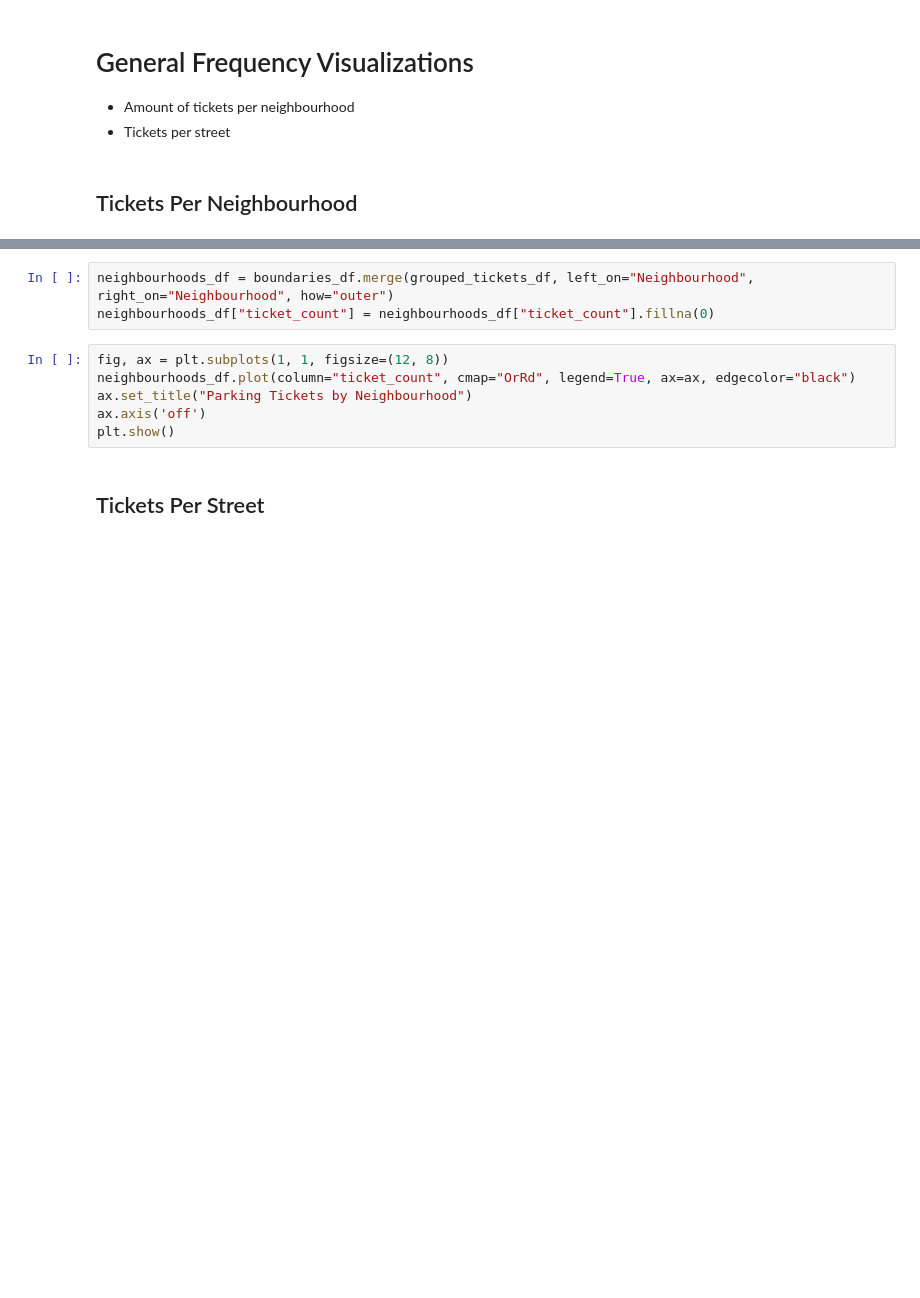
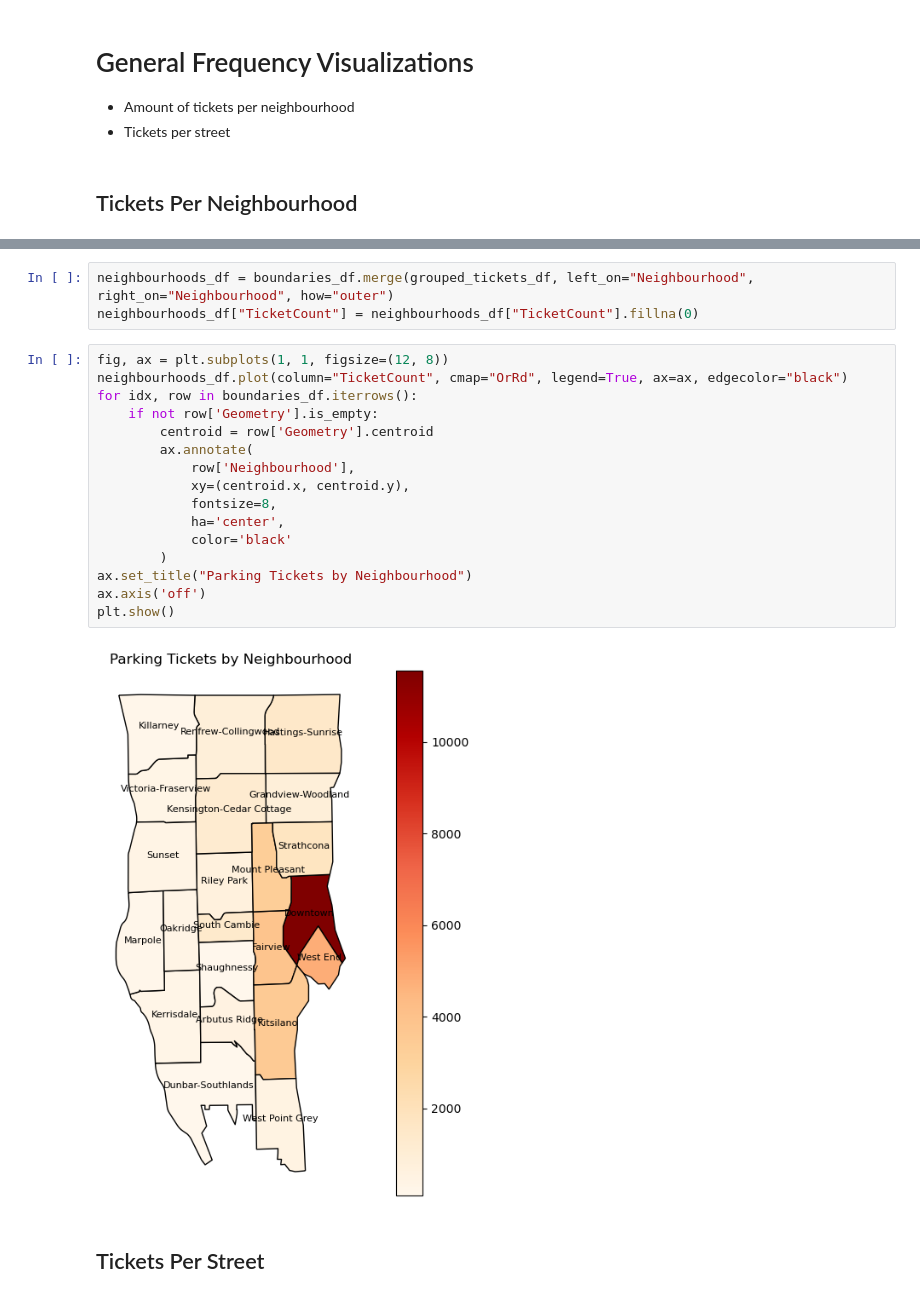
Before and after one commit to nwoods1/Cmpt353Project, a Jupyter notebook: notebooks/2_visualizations.ipynb, the cells around one changed output, grey strips where cells are left out. Saved outputs shown, nothing was run; the diff lists cells and outputs as text; blank space fills up the shorter version.

```diff
--- a/notebooks/2_visualizations.ipynb
+++ b/notebooks/2_visualizations.ipynb
@@ -139,12 +181,24 @@ NameError: name 'grouped_tickets_df' is not defined
 # %%
 neighbourhoods_df = boundaries_df.merge(grouped_tickets_df, left_on="Neighbourhood", right_on="Neighbourhood", how="outer")
-neighbourhoods_df["ticket_count"] = neighbourhoods_df["ticket_count"].fillna(0)
+neighbourhoods_df["TicketCount"] = neighbourhoods_df["TicketCount"].fillna(0)
 # %%
 fig, ax = plt.subplots(1, 1, figsize=(12, 8))
-neighbourhoods_df.plot(column="ticket_count", cmap="OrRd", legend=True, ax=ax, edgecolor="black")
+neighbourhoods_df.plot(column="TicketCount", cmap="OrRd", legend=True, ax=ax, edgecolor="black")
+for idx, row in boundaries_df.iterrows():
+    if not row['Geometry'].is_empty:
+        centroid = row['Geometry'].centroid
+        ax.annotate(
+            row['Neighbourhood'],
+            xy=(centroid.x, centroid.y),
+            fontsize=8,
+            ha='center',
+            color='black'
+        )
 ax.set_title("Parking Tickets by Neighbourhood")
 ax.axis('off')
 plt.show()
+# %% [output]
+[figure, added]
 # %% [markdown]
 ## Tickets Per Street
 # %%
```
Also changed, not shown: parts of 9 cells of this notebook.
